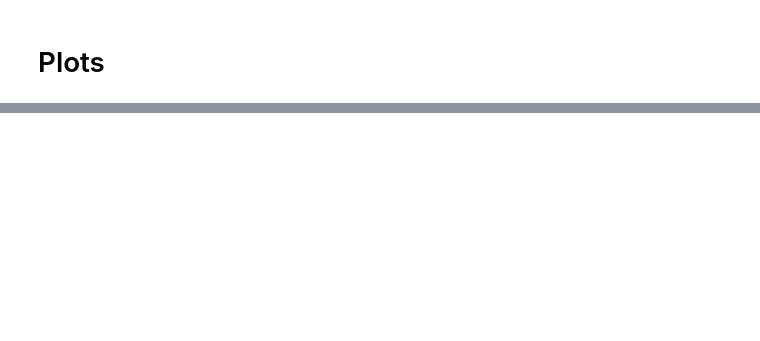
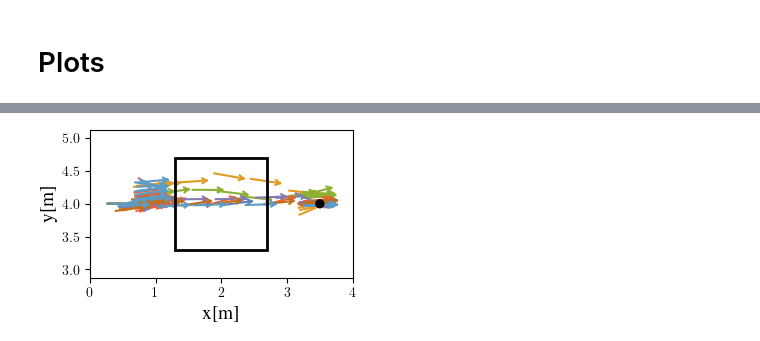
Before and after one commit to martius-lab/dominic, a Jupyter notebook: solo_legged_gym/plot/marin_plot.ipynb, the cells around one changed output, grey strips where cells are left out. Drawn from its saved outputs; the diff is of its cells as text; code cells hidden in the pictures; blank space fills up the shorter version.

```diff
--- a/solo_legged_gym/plot/marin_plot.ipynb
+++ b/solo_legged_gym/plot/marin_plot.ipynb
@@ -672,0 +676,62 @@ plt.show()
+# %%
+import math
+import matplotlib.patches as patches
+
+df_behindbox_62 = pd.read_csv(f"{data_path}/blm_hardware_alpha_l0/working_directories/62/logged_data/log_data_do.csv")
+
+subsample = 25
+
+x_behindbox_62 = [df_behindbox_62.loc[:, f'root_pos_x_{i}'].tolist()[1::subsample] for i in range(8)]
+y_behindbox_62 = [df_behindbox_62.loc[:, f'root_pos_y_{i}'].tolist()[1::subsample] for i in range(8)]
+yaw_behindbox_62 = [df_behindbox_62.loc[:, f'base_yaw_{i}'].tolist()[1::subsample] for i in range(8)]
+
+x_behindbox_67 = [df_behindbox_67.loc[:, f'root_pos_x_{i}'].tolist()[1::subsample] for i in range(8)]
+y_behindbox_67 = [df_behindbox_67.loc[:, f'root_pos_y_{i}'].tolist()[1::subsample] for i in range(8)]
+yaw_behindbox_67 = [df_behindbox_67.loc[:, f'base_yaw_{i}'].tolist()[1::subsample] for i in range(8)]
+
+colors = cm.rainbow(np.linspace(0, 1, 8))
+
+def draw_line(ax,x,y,angle,length, color_):
+    half_len = length / 2
+    line = ax.plot([x - half_len * math.cos(angle), x + half_len * math.cos(angle)],
+                   [y - half_len * math.sin(angle), y + half_len * math.sin(angle)], color=color_)
+
+def draw_arrow(ax,x,y,angle,length, color_):
+    half_len = length / 2
+    arrow_len = length / 6
+    line = ax.plot([x - half_len * math.cos(angle), x + half_len * math.cos(angle)],
+                   [y - half_len * math.sin(angle), y + half_len * math.sin(angle)], color=color_)
+    line_1 = ax.plot([x - half_len * math.cos(angle), x - half_len * math.cos(angle) + arrow_len * math.sin(angle + 3.14/3)],
+                     [y - half_len * math.sin(angle), y - half_len * math.sin(angle) - arrow_len * math.cos(angle + 3.14/3)], color=color_)
+    line_3 = ax.plot([x - half_len * math.cos(angle), x - half_len * math.cos(angle) - arrow_len * math.sin(angle - 3.14/3)],
+                     [y - half_len * math.sin(angle), y - half_len * math.sin(angle) + arrow_len * math.cos(angle - 3.14/3)],
+                     color=color_)
+
+fig, ax = plt.subplots(1, 1)
+
+
+# pl.axis([-5,20,-5,40])
+for j in range(7):
+    for i in range(0,len(x_behindbox_62[j])):
+      draw_arrow(ax, 4-x_behindbox_62[j+1][i],y_behindbox_62[j][i], -yaw_behindbox_62[j][i], 0.45, COLORS[j])
+
+# axs[0].legend("1")
+# axs[1].legend("2")
+
+# ax.legend(loc='upper right')
+ax.grid(False)
+rect = patches.Rectangle((1.3, 3.3), 1.4, 1.4, linewidth=2, edgecolor='black', facecolor='none', zorder=2)
+ax.add_patch(rect)
+circ = patches.Circle((4-0.5, 4.0), radius=0.05, linewidth=2, edgecolor='black', facecolor='black', zorder=2, alpha=1.0)
+ax.add_patch(circ)
+# ax.grid(True)
+ax.axis('equal')
+ax.set_xlim(0.0, 4.0)
+# ax.set_ylim(2.5, 5.5)
+ax.xaxis.set_tick_params(labelsize=10)
+ax.yaxis.set_tick_params(labelsize=10)
+ax.set_ylabel('y[m]', fontsize=14)
+ax.set_xlabel('x[m]', fontsize=14)
+fig.savefig('/is/sg2/jcheng/Downloads/behind_box_l0_1.pdf', bbox_inches='tight')
+# %% [output]
+[figure, added]
```
Also changed, not shown: parts of 5 cells of this notebook, 1 other file.
